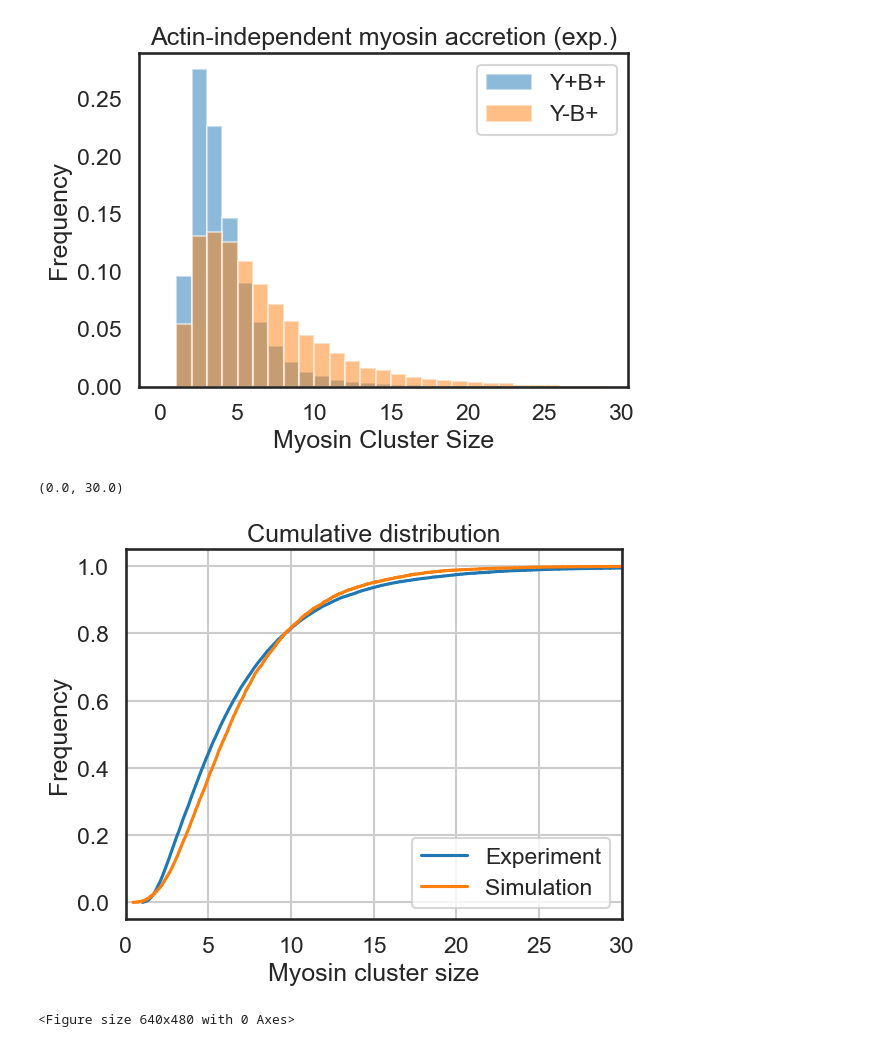
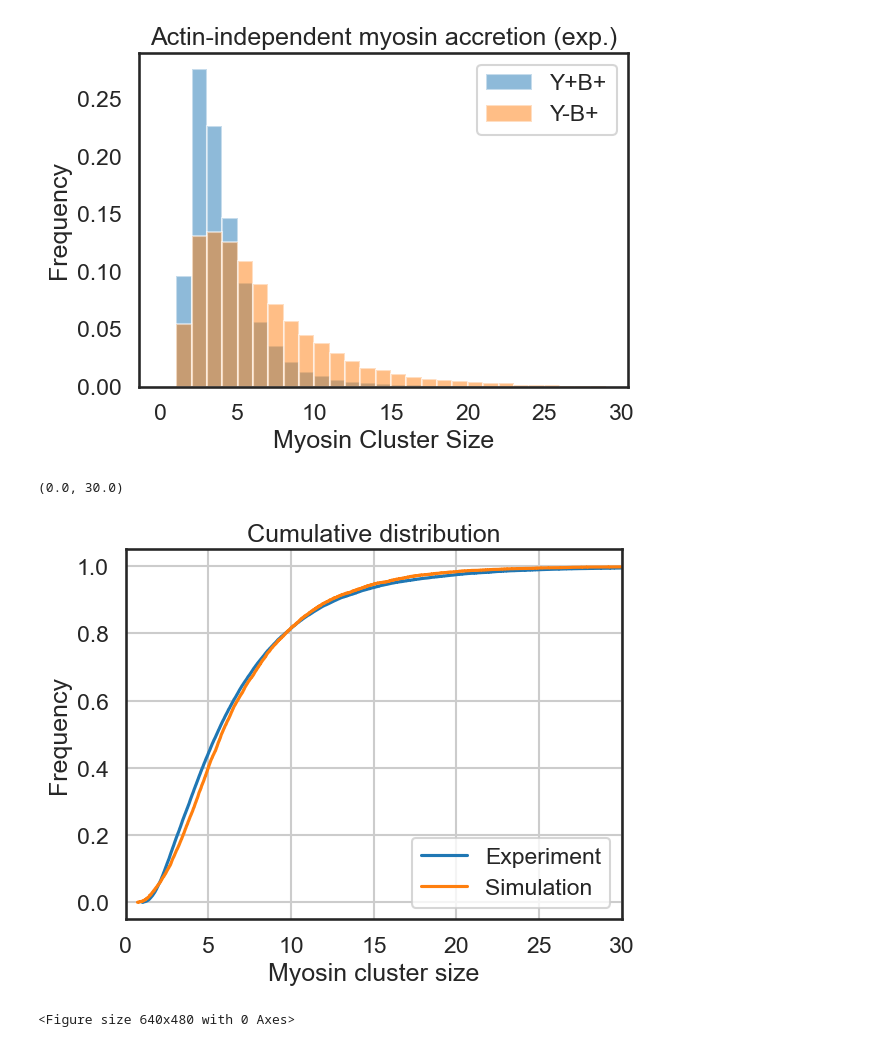
Before and after one commit to WHChou/Myosin-cluster-simulation, a Jupyter notebook: MyosinBinding_v2.ipynb, the cells around one changed output. Drawn from its saved outputs; the diff is of its cells as text; code cells hidden in the pictures.

```diff
--- a/MyosinBinding_v2.ipynb
+++ b/MyosinBinding_v2.ipynb
@@ -435,31 +434,31 @@ for ii in range(len(numMyosin)):
 #df = pd.DataFrame({'alpha': myoBias, 'beta': acBias, 'mode': mode_array, 'sigma': sigma_array})
 #df.to_csv('params.csv')
 # %%
-numMyosin = 27000
+numMyosin = 26000
 numGrid = 10000
 actinBiasVal = 0
-myosinBiasVal = 1
+myosinBiasVal = 5
 ifsave = 0
 dwnsample = 1
 ActinThick = GenActinThick('lognormal', numGrid, 1, 1)
 MyosinInit = GenMyoNum('lognormal', numGrid, 1.31, 0.52)
 
 res = runSimulation(numGrid, numMyosin, MyosinInit, ActinThick, actinBiasVal, myosinBiasVal, ifsave, dwnsample)
 
 # Save histogram
 sns.set_style("white")
 sns.set_context("talk")
 plt.figure()
 plot_ecdf(allIntYoutB, 'Experiment')
 plot_ecdf(res, 'Simulation')
 plt.title('Cumulative distribution')
 plt.xlabel("Myosin cluster size")
 plt.ylabel("Frequency")
 plt.legend()
 plt.xlim([0, 30])
 # %% [output]
 (0.0, 30.0)
-[figure, old version]
+[figure, new version]
 # %%
 ## Example histograms of alpha = 0
 def ecdf(a):
```
Also changed, not shown: parts of 14 cells of this notebook.
